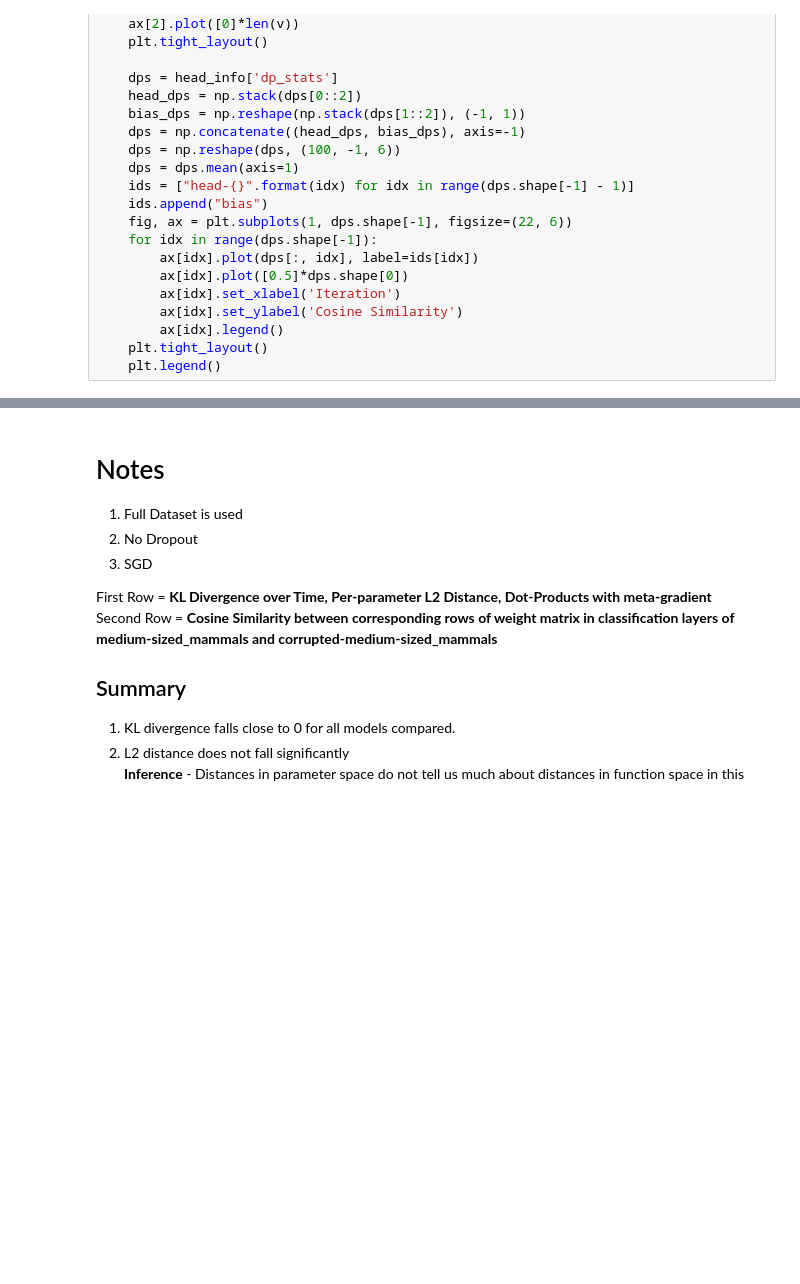
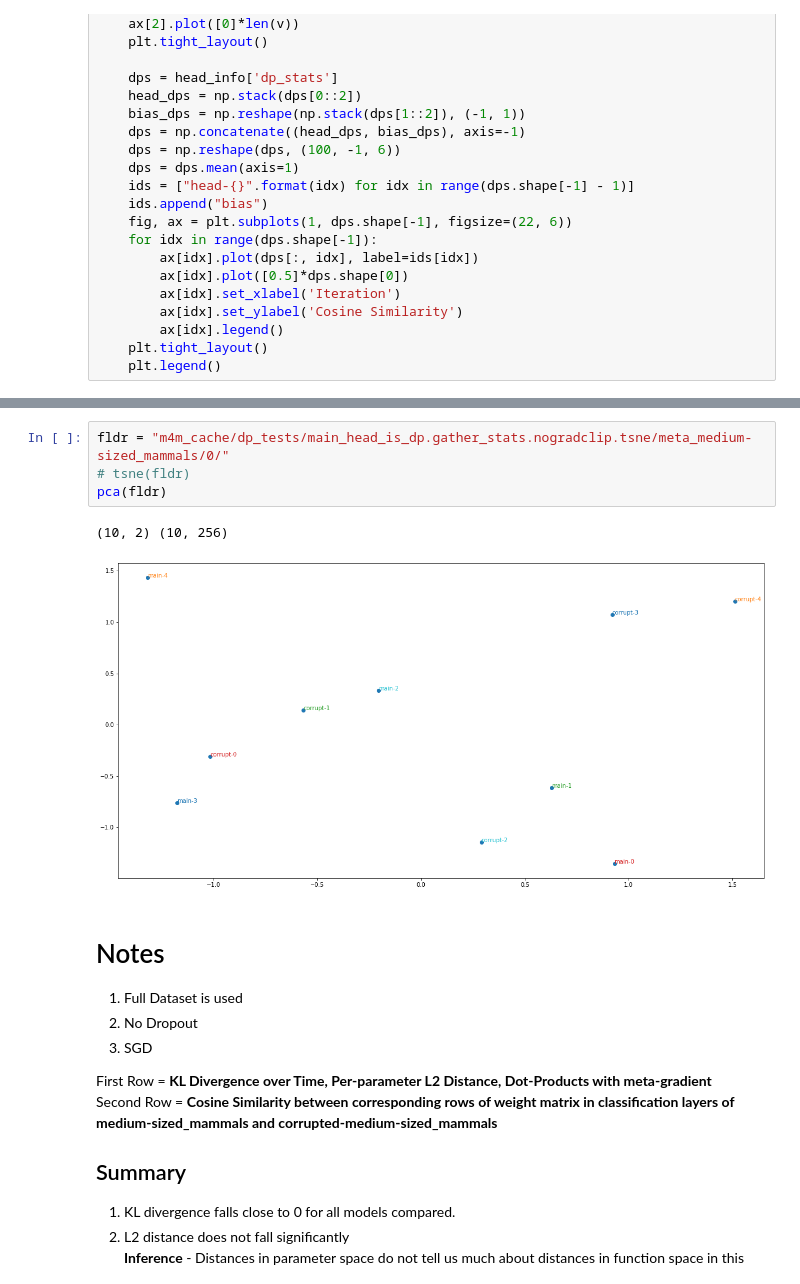
Before and after one commit to ldery/metalearning-for-multitask-pretraining, a Jupyter notebook: tests.ipynb, the cells around one changed output, grey strips where cells are left out. Saved outputs shown, nothing was run; the diff lists cells and outputs as text; blank space fills up the shorter version.

```diff
--- a/tests.ipynb
+++ b/tests.ipynb
@@ -67,3 +111,10 @@ def plot_results(fldr):
+# %%
+fldr = "m4m_cache/dp_tests/main_head_is_dp.gather_stats.nogradclip.tsne/meta_medium-sized_mammals/0/"
+# tsne(fldr)
+pca(fldr)
+# %% [output]
+(10, 2) (10, 256)
+[figure, added]
 # %% [markdown]
 # Notes #
 1. Full Dataset is used
```
Also changed, not shown: parts of 2 cells of this notebook, 1 other file.
